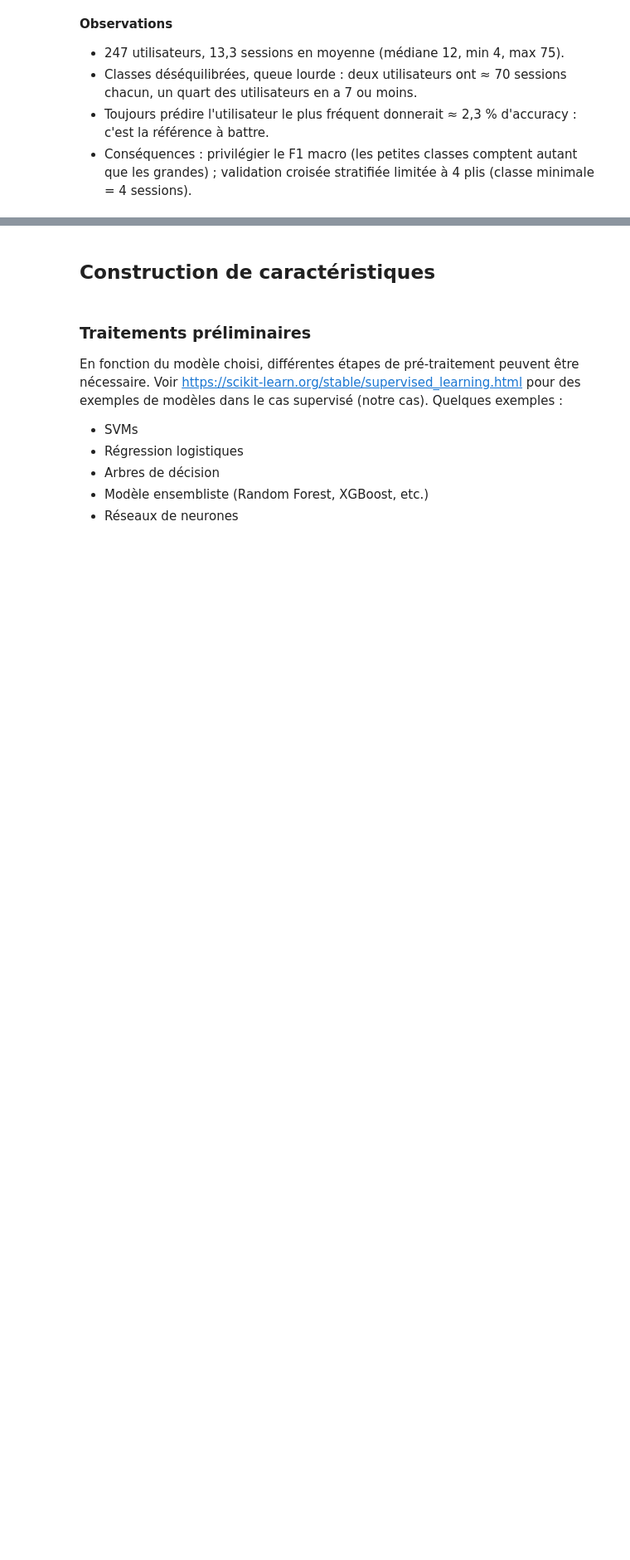
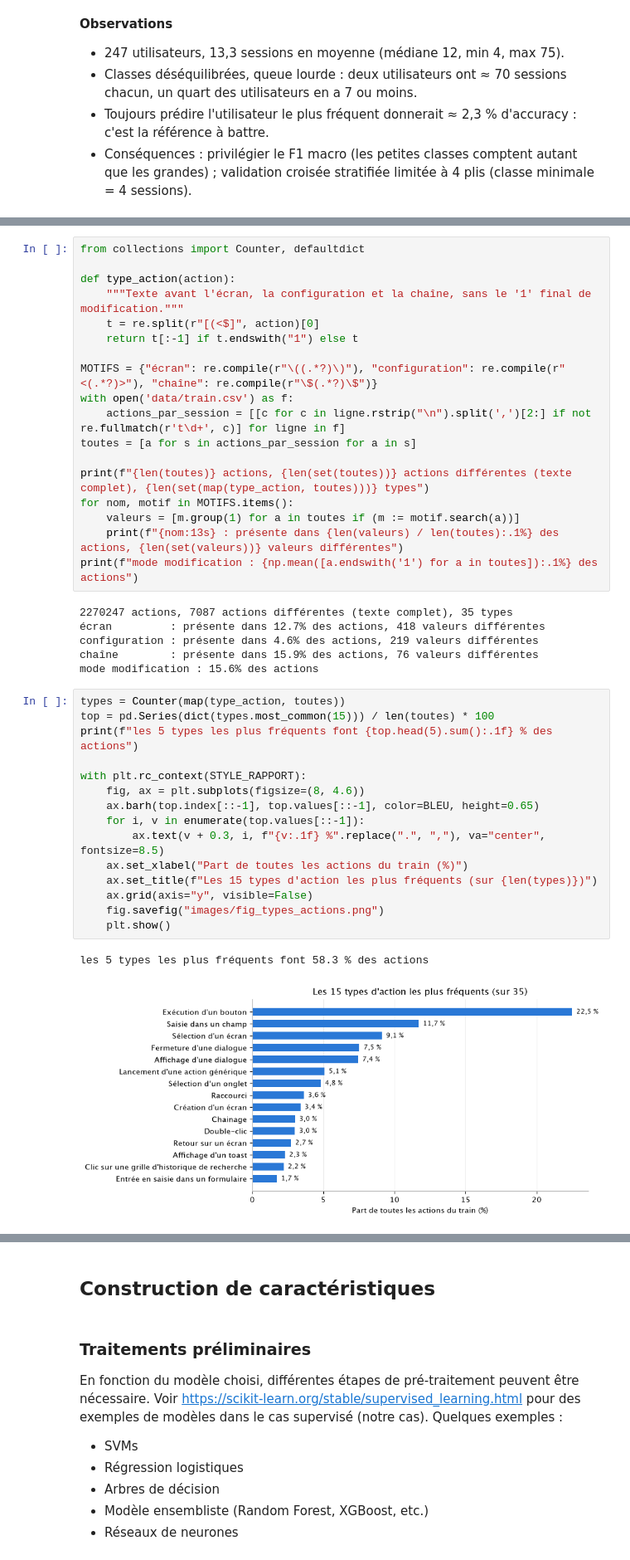
Before and after one commit to anastber/qui-utilise-mon-appli, a Jupyter notebook: 1_exploration.ipynb, the cells around one changed output, grey strips where cells are left out. Shown at 83% size. Saved outputs shown, nothing was run; the diff lists cells and outputs as text; blank space fills up the shorter version.

```diff
--- a/1_exploration.ipynb
+++ b/1_exploration.ipynb
@@ -335,0 +452,42 @@ Name: count, dtype: float64
+# %%
+from collections import Counter, defaultdict
+
+def type_action(action):
+    """Texte avant l'écran, la configuration et la chaîne, sans le '1' final de modification."""
+    t = re.split(r"[(<$]", action)[0]
+    return t[:-1] if t.endswith("1") else t
+
+MOTIFS = {"écran": re.compile(r"\((.*?)\)"), "configuration": re.compile(r"<(.*?)>"), "chaîne": re.compile(r"\$(.*?)\$")}
+with open('data/train.csv') as f:
+    actions_par_session = [[c for c in ligne.rstrip("\n").split(',')[2:] if not re.fullmatch(r't\d+', c)] for ligne in f]
+toutes = [a for s in actions_par_session for a in s]
+
+print(f"{len(toutes)} actions, {len(set(toutes))} actions différentes (texte complet), {len(set(map(type_action, toutes)))} types")
+for nom, motif in MOTIFS.items():
+    valeurs = [m.group(1) for a in toutes if (m := motif.search(a))]
+    print(f"{nom:13s} : présente dans {len(valeurs) / len(toutes):.1%} des actions, {len(set(valeurs))} valeurs différentes")
+print(f"mode modification : {np.mean([a.endswith('1') for a in toutes]):.1%} des actions")
+# %% [output]
+2270247 actions, 7087 actions différentes (texte complet), 35 types
+écran         : présente dans 12.7% des actions, 418 valeurs différentes
+configuration : présente dans 4.6% des actions, 219 valeurs différentes
+chaîne        : présente dans 15.9% des actions, 76 valeurs différentes
+mode modification : 15.6% des actions
+# %%
+types = Counter(map(type_action, toutes))
+top = pd.Series(dict(types.most_common(15))) / len(toutes) * 100
+print(f"les 5 types les plus fréquents font {top.head(5).sum():.1f} % des actions")
+
+with plt.rc_context(STYLE_RAPPORT):
+    fig, ax = plt.subplots(figsize=(8, 4.6))
+    ax.barh(top.index[::-1], top.values[::-1], color=BLEU, height=0.65)
+    for i, v in enumerate(top.values[::-1]):
+        ax.text(v + 0.3, i, f"{v:.1f} %".replace(".", ","), va="center", fontsize=8.5)
+    ax.set_xlabel("Part de toutes les actions du train (%)")
+    ax.set_title(f"Les 15 types d'action les plus fréquents (sur {len(types)})")
+    ax.grid(axis="y", visible=False)
+    fig.savefig("images/fig_types_actions.png")
+    plt.show()
+# %% [output]
+les 5 types les plus fréquents font 58.3 % des actions
+[figure, added]
```
Also changed, not shown: parts of 11 cells of this notebook.
